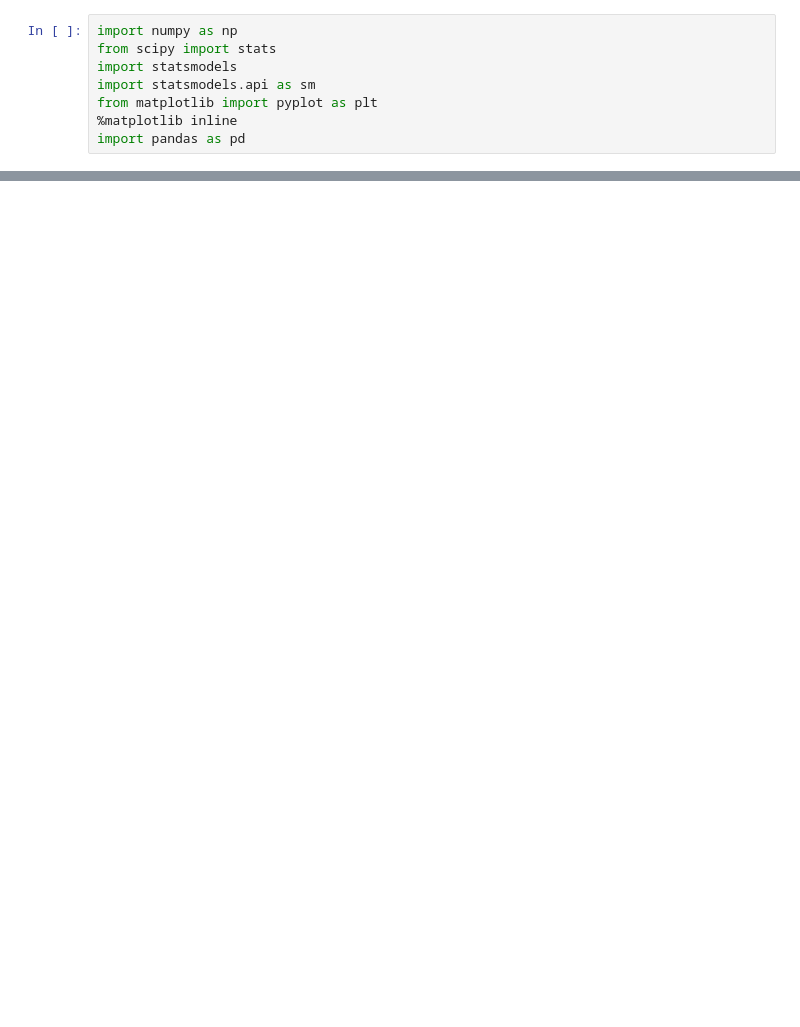
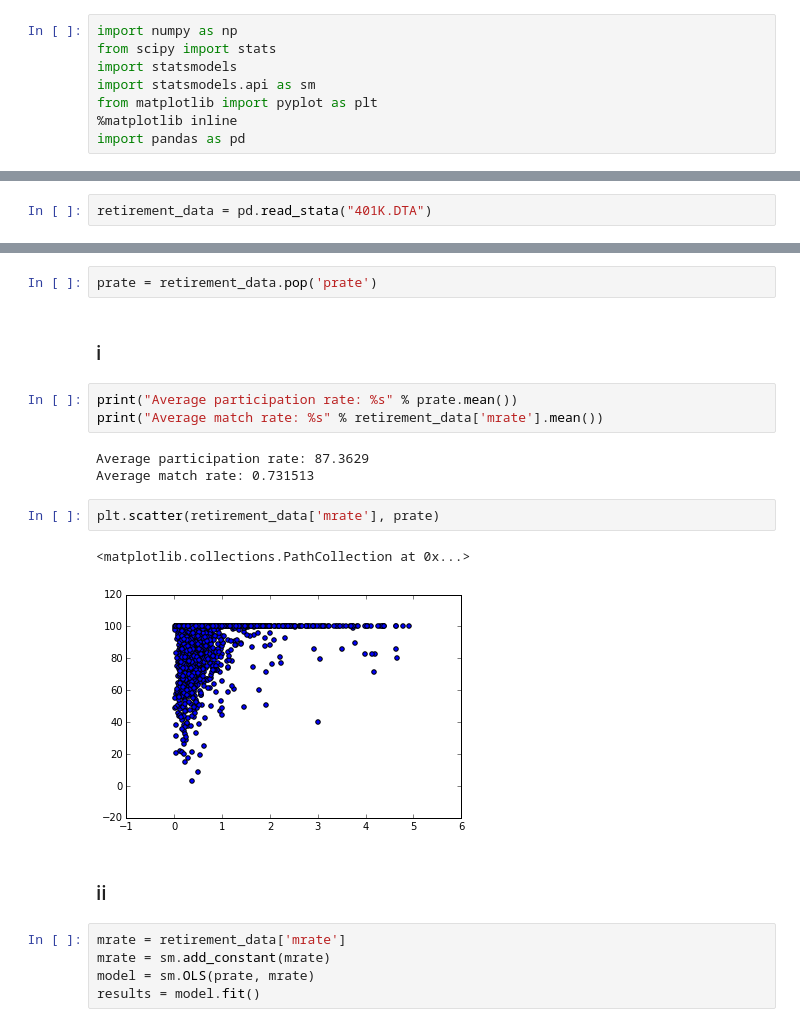
Before and after one commit to jameschristopher/ECON482, a Jupyter notebook: homework_3/homework_3.ipynb, the cells around one changed output, grey strips where cells are left out. Saved outputs shown, nothing was run; the diff lists cells and outputs as text; blank space fills up the shorter version.

```diff
--- a/homework_3/homework_3.ipynb
+++ b/homework_3/homework_3.ipynb
@@ -8,0 +25,2 @@ import pandas as pd
+# %%
+retirement_data = pd.read_stata("401K.DTA")
@@ -8,0 +40,22 @@ import pandas as pd
+# %%
+prate = retirement_data.pop('prate')
+# %% [markdown]
+### i
+# %%
+print("Average participation rate: %s" % prate.mean())
+print("Average match rate: %s" % retirement_data['mrate'].mean())
+# %% [output]
+Average participation rate: 87.3629
+Average match rate: 0.731513
+# %%
+plt.scatter(retirement_data['mrate'], prate)
+# %% [output]
+<matplotlib.collections.PathCollection at 0x...>
+[figure, added]
+# %% [markdown]
+### ii
+# %%
+mrate = retirement_data['mrate']
+mrate = sm.add_constant(mrate)
+model = sm.OLS(prate, mrate)
+results = model.fit()
```
Also changed, not shown: parts of 79 cells of this notebook, 2 other files.
